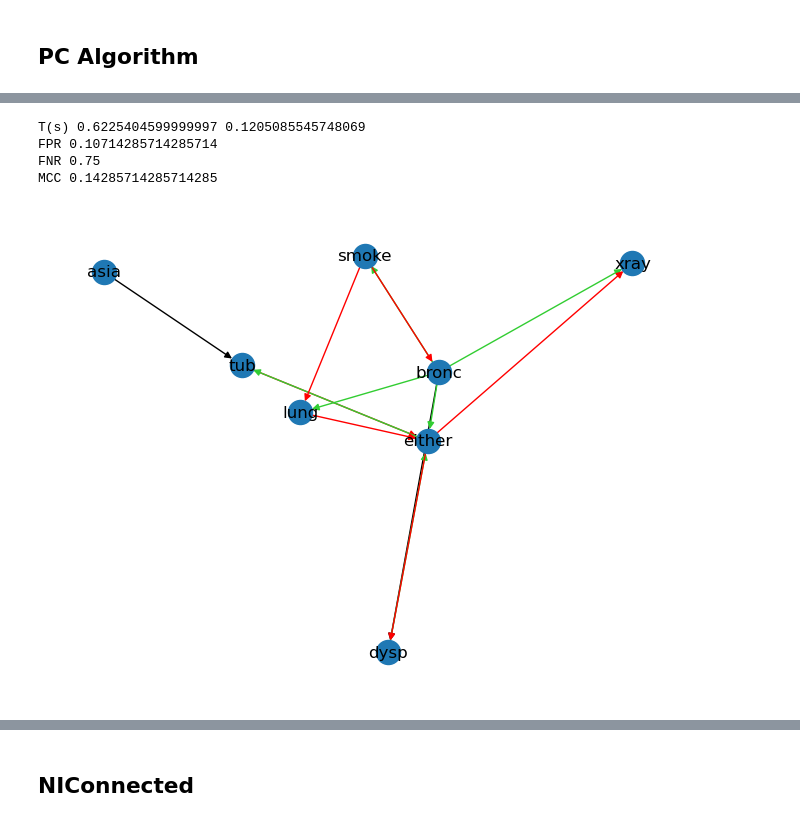
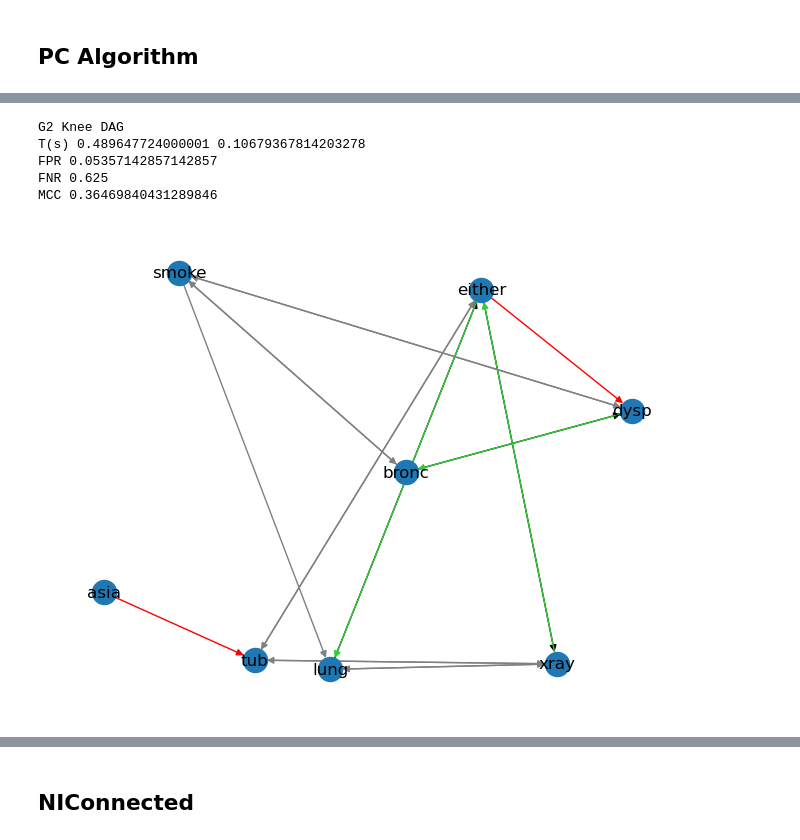
Before and after one commit to F-Barroso/Inference, a Jupyter notebook: Real Data/RealData_Viewer.ipynb, the cells around one changed output, grey strips where cells are left out. Cells and saved outputs as stored; diff of their text form; code cells hidden in the pictures.

```diff
--- a/Real Data/RealData_Viewer.ipynb
+++ b/Real Data/RealData_Viewer.ipynb
@@ -53,13 +51,13 @@ true_skeleton=nx.adjacency_matrix(Gt,nodelist=list(states)).toarray()
 for k,j in it.product(range(n_nodes),repeat=2): #removes bottom half of matrix
     if k>=j: true_skeleton[k,j]=0
 
-a = np.zeros(np.shape(X))
+Y = np.zeros(np.shape(X))
 i=0
 for col in df:
     #print(df[col])
     j=0
     for st in states[col]:
-        a[:,i][np.where(df[col]==st)]=j
+        Y[:,i][np.where(df[col]==st)]=j
         j+=1
     i+=1
 
@@ -294,11 +451,12 @@ MCC 0.65
 # %%
 algtime = time.process_time()
 key = {node_list[i]:i for i in range(len(node_list))}
-fish_vals = [independence_tests.CITest.fisherz_test(a,key[x],key[y],[])[2] for x,y in it.permutations(node_list,2)]
+#fish_vals = [independence_tests.CITest.fisherz_test(Y,key[x],key[y],[])[2] for x,y in it.permutations(node_list,2)]
+fish_vals = [independence_tests.CITest.g2_test(Y,key[x],key[y],[])[0] for x,y in it.permutations(node_list,2)]
 fish_vars = [(x,y) for x,y in it.permutations(node_list,2)]
 
 unique_edges, unique_vals = (lambda x: (np.array(fish_vars)[x], np.array(fish_vals)[x]))(np.argsort(fish_vals))
-unique_edges, unique_vals = np.flip(unique_edges,axis=0), np.flip(unique_vals,axis=0)
+#unique_edges, unique_vals = np.flip(unique_edges,axis=0), np.flip(unique_vals,axis=0)
 
 gcc_nodes=np.zeros(len(unique_edges))
 for j in range(len(unique_edges)):
@@ -310,38 +468,93 @@ m = kneedle.auto_knee(np.column_stack((np.arange(len(gcc_nodes)),gcc_nodes)))
 thres = unique_vals[m]
 
 DAG_w1 = nx.DiGraph()
 DAG_w1.add_edges_from(unique_edges[m:])
 
-DAG_w2 = triangulation_fisher(a, node_list, unique_edges[m:], thres)
+DAG_w2 = triangulation_metric(Y, node_list, unique_edges[m:], thres, metric="g2")
 algtime = time.process_time() - algtime
 
+print("G2 Knee DAG")
 print("T(s)",algtime,algtime/pc_time)
 
 FN = len(DAGt.edges-DAG_w2.edges) #False Negatives
 FP = len(DAG_w2.edges-DAGt.edges) #False Positives
 TP = len(DAGt.edges) - FN #True Positives = P - FN
 TN = (n_nodes*n_nodes - len(DAGt.edges)) - FP #True Negatives = N - FP
 
 print("FPR", FP/(n_nodes*n_nodes - len(DAGt.edges)) ) #FPR = FP/N
 print("FNR", FN/len(DAGt.edges) ) #FNR = FN/P
 print("MCC", (TP*TN - FP*FN)/np.sqrt((TP+FP)*(TP+FN)*(TN+FP)*(TN+FN)) ) #MCC
 
 G = nx.DiGraph()
 G.add_edges_from(DAG_w2.edges,color="k")
 
 were_removed = DAG_w1.edges - DAG_w2.edges #excess removed in 1st step
 to_remove = G.edges() - DAGt.edges()
 G.remove_edges_from( to_remove )
 G.add_edges_from( to_remove ,color="limegreen") #excess
 G.add_edges_from( were_removed ,color="gray") #excess removed
 G.add_edges_from(list(DAGt.edges() - G.edges()) ,color="r") #missing
 
 colors = [G[u][v]['color'] for u,v in G.edges()]
-#pl.figure(figsize=(20,16))
-nx.draw(G,edge_color=colors,with_labels=True)
+nx.draw(G,pos=pos,edge_color=colors,with_labels=True)
+pl.show()
+
+print()
+
+
+algtime = time.process_time()
+key = {node_list[i]:i for i in range(len(node_list))}
+#fish_vals = [independence_tests.CITest.fisherz_test(Y,key[x],key[y],[])[2] for x,y in it.combinations(node_list,2)]
+fish_vals = [independence_tests.CITest.g2_test(Y,key[x],key[y],[])[0] for x,y in it.combinations(node_list,2)]
+fish_vars = [(x,y) for x,y in it.combinations(node_list,2)]
+
+unique_edges, unique_vals = (lambda x: (np.array(fish_vars)[x], np.array(fish_vals)[x]))(np.argsort(fish_vals))
+#unique_edges, unique_vals = np.flip(unique_edges,axis=0), np.flip(unique_vals,axis=0)
+
+gcc_nodes=np.zeros(len(unique_edges))
+for j in range(len(unique_edges)):
+    H = nx.Graph()
+    H.add_edges_from(unique_edges[j:])
+    gcc_nodes[j] = len(max(nx.connected_components(H),key=len))
+del H
+m = kneedle.auto_knee(np.column_stack((np.arange(len(gcc_nodes)),gcc_nodes)))
+thres = unique_vals[m]
+
+DAG_w1 = nx.Graph()
+DAG_w1.add_edges_from(unique_edges[m:])
+
+DAG_w2 = triangulation_metric_und(Y, node_list, unique_edges[m:], thres, metric="g2")
+algtime = time.process_time() - algtime
+
+print("G2 Knee Skeleton")
+print("T(s)",algtime,algtime/pc_skeletime)
+
+FN = len(Gt.edges-DAG_w2.edges) #False Negatives
+FP = len(DAG_w2.edges-Gt.edges) #False Positives
+TP = len(Gt.edges) - FN #True Positives = P - FN
+TN = (int(n_nodes*(n_nodes)/2) - len(Gt.edges)) - FP #True Negatives = N - FP
+
+print("FPR", FP/(n_nodes*(n_nodes)/2 - len(Gt.edges)) ) #FPR = FP/N
+print("FNR", FN/len(Gt.edges) ) #FNR = FN/P
+print("MCC", (TP*TN - FP*FN)/np.sqrt((TP+FP)*(TP+FN)*(TN+FP)*(TN+FN)) ) #MCC
+
+G = nx.Graph()
+G.add_edges_from(DAG_w2.edges,color="k")
+
+were_removed = DAG_w1.edges - DAG_w2.edges #excess removed in 1st step
+to_remove = G.edges() - Gt.edges()
+G.remove_edges_from( to_remove )
+G.add_edges_from( to_remove ,color="limegreen") #excess
+G.add_edges_from( were_removed ,color="gray") #excess removed
+G.add_edges_from(list(Gt.edges() - G.edges()) ,color="r") #missing
+
+colors = [G[u][v]['color'] for u,v in G.edges()]
+nx.draw(G,pos=pos,edge_color=colors,with_labels=True)
+pl.show()
 # %% [output]
-T(s) 0.6225404599999997 0.1205085545748069
-FPR 0.10714285714285714
-FNR 0.75
-MCC 0.14285714285714285
+G2 Knee DAG
+T(s) 0.489647724000001 0.10679367814203278
+FPR 0.05357142857142857
+FNR 0.625
+MCC 0.36469840431289846
-[figure, old version]
+[figure, new version]
```
Also changed, not shown: parts of 28 cells of this notebook, 2 other files.
